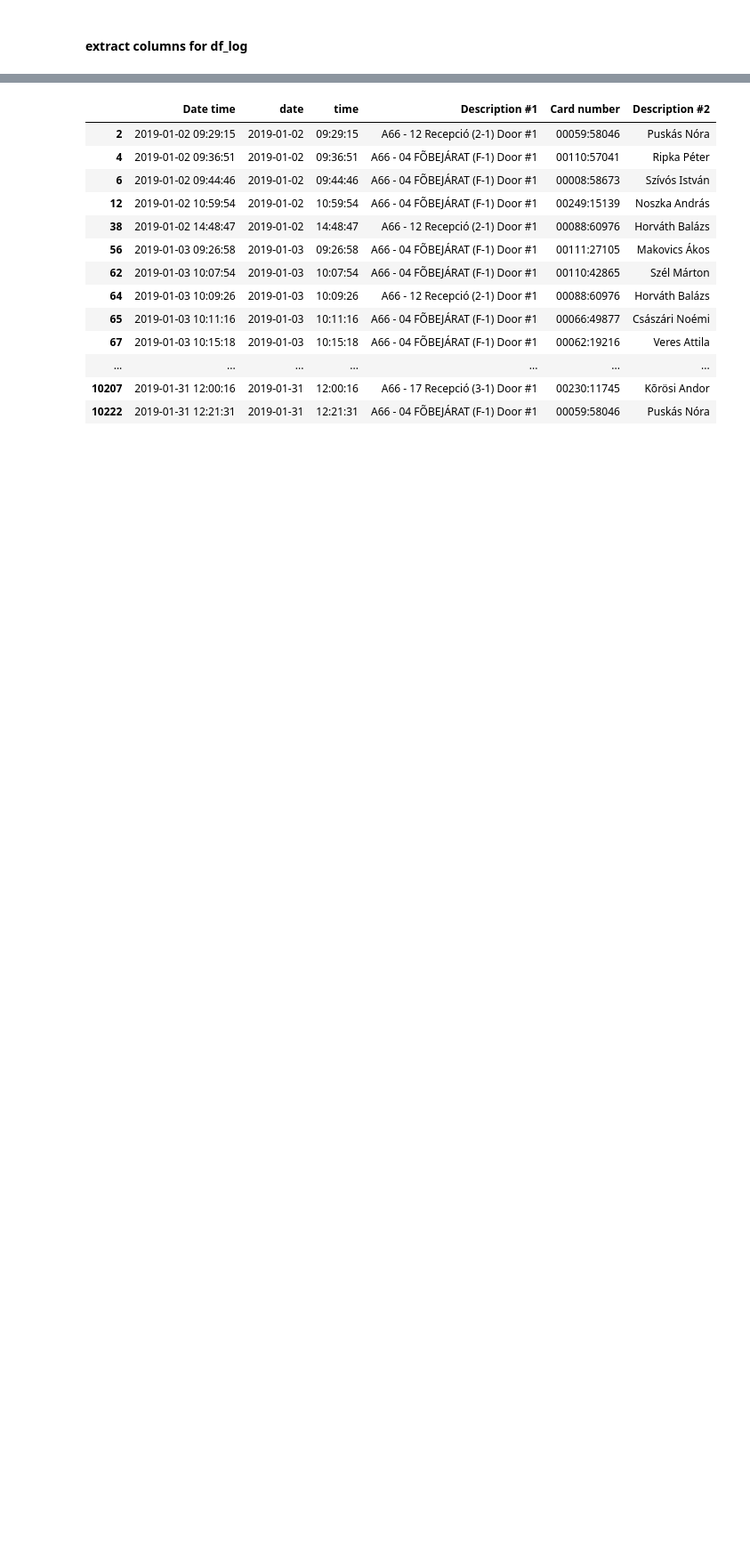
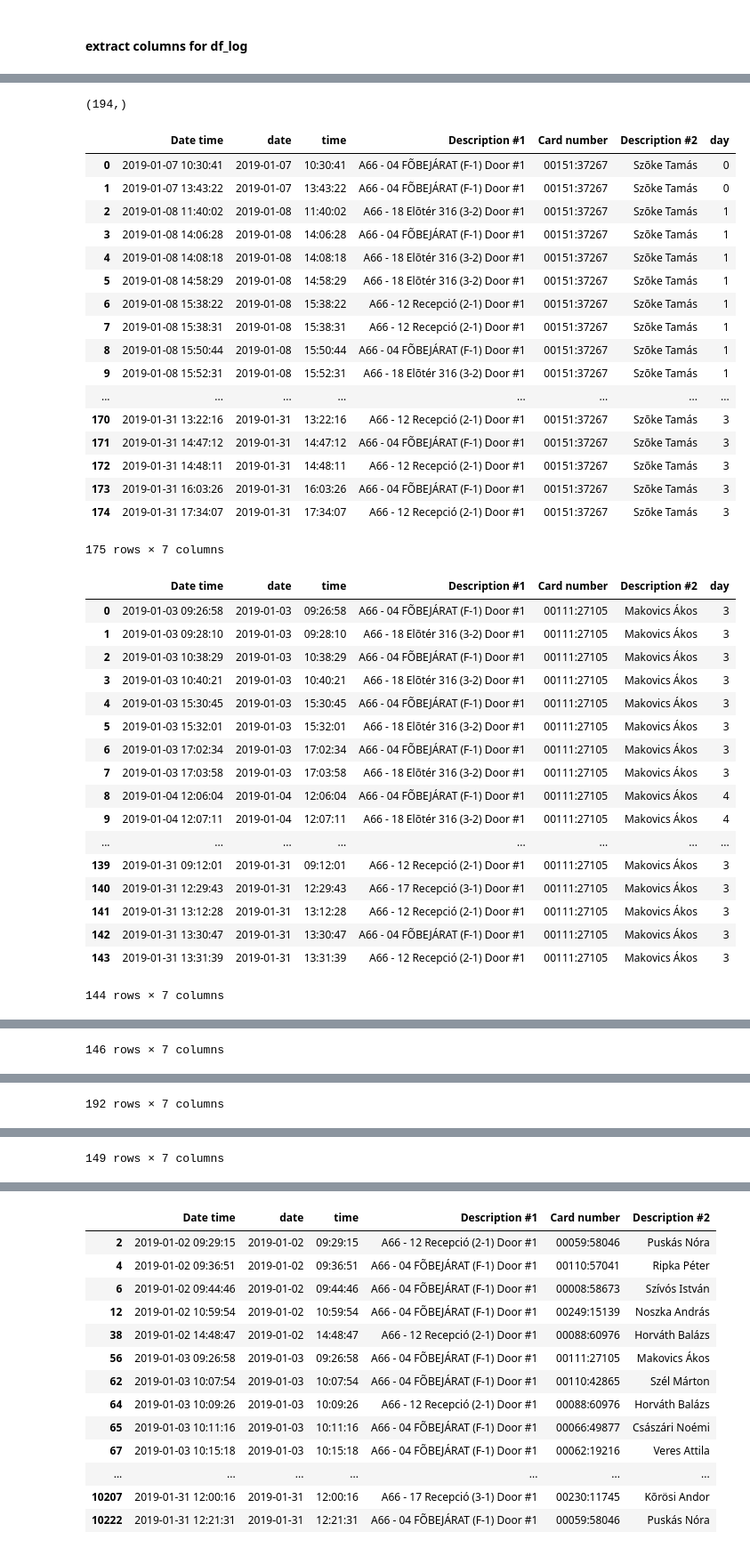
Before and after one commit to green-fox-academy/Yuan-EPAM, a Jupyter notebook: week-02/day-5/project_doors.ipynb, the cells around one changed output, grey strips where cells are left out. Shown: that part at 89% size. Drawn from its saved outputs; the diff is of its cells as text; code cells hidden in the pictures; blank space fills up the shorter version.

```diff
--- a/week-02/day-5/project_doors.ipynb
+++ b/week-02/day-5/project_doors.ipynb
@@ -417,0 +430,3 @@ Name: time, Length: 115, dtype: object>
+# %%
+df_logs_after_14 = df_logs[df_logs['date'] >= '2019-01-14']
+df_logs_after_14[sub_cols]
@@ -417,0 +456,3 @@ Name: time, Length: 115, dtype: object>
+# %%
+df_logs_door_21 = df_logs_after_14[df_logs_after_14['Description #1'] == 'A66 - 12 Recepció (2-1) Door #1'][sub_cols]
+pd.Series(df_logs_door_21['Card number'].value_counts() > 14).value_counts()
@@ -417,0 +500,52 @@ Name: time, Length: 115, dtype: object>
+# %%
+df_logs['Card number'].value_counts().shape
+# %% [output]
+(194,)
+# %%
+
+count = 5
+for card_id in df_logs_door_21['Card number'].value_counts().index:
+    df_a_person = df_logs[df_logs['Card number'] == card_id][sub_cols]
+    df_person_history = pd.merge(df_a_person,
+                                df_week_day, on='date', how='left')
+    display(df_person_history)
+    count -= 1
+    if count <= 0:
+        break
+# %% [output]
+|  | Date time | date | time | Description #1 | Card number | Description #2 | day |
+| 0 | 2019-01-07 10:30:41 | 2019-01-07 | 10:30:41 | A66 - 04 FÕBEJÁRAT (F-1) Door #1 | 00151:37267 | Szõke Tamás | 0 |
+| 1 | 2019-01-07 13:43:22 | 2019-01-07 | 13:43:22 | A66 - 04 FÕBEJÁRAT (F-1) Door #1 | 00151:37267 | Szõke Tamás | 0 |
+| 2 | 2019-01-08 11:40:02 | 2019-01-08 | 11:40:02 | A66 - 18 Elõtér 316 (3-2) Door #1 | 00151:37267 | Szõke Tamás | 1 |
+| 3 | 2019-01-08 14:06:28 | 2019-01-08 | 14:06:28 | A66 - 04 FÕBEJÁRAT (F-1) Door #1 | 00151:37267 | Szõke Tamás | 1 |
+| 4 | 2019-01-08 14:08:18 | 2019-01-08 | 14:08:18 | A66 - 18 Elõtér 316 (3-2) Door #1 | 00151:37267 | Szõke Tamás | 1 |
+| 5 | 2019-01-08 14:58:29 | 2019-01-08 | 14:58:29 | A66 - 18 Elõtér 316 (3-2) Door #1 | 00151:37267 | Szõke Tamás | 1 |
+| 6 | 2019-01-08 15:38:22 | 2019-01-08 | 15:38:22 | A66 - 12 Recepció (2-1) Door #1 | 00151:37267 | Szõke Tamás | 1 |
+| 7 | 2019-01-08 15:38:31 | 2019-01-08 | 15:38:31 | A66 - 12 Recepció (2-1) Door #1 | 00151:37267 | Szõke Tamás | 1 |
+| 8 | 2019-01-08 15:50:44 | 2019-01-08 | 15:50:44 | A66 - 04 FÕBEJÁRAT (F-1) Door #1 | 00151:37267 | Szõke Tamás | 1 |
+| 9 | 2019-01-08 15:52:31 | 2019-01-08 | 15:52:31 | A66 - 18 Elõtér 316 (3-2) Door #1 | 00151:37267 | Szõke Tamás | 1 |
+| ... | ... | ... | ... | ... | ... | ... | ... |
+| 170 | 2019-01-31 13:22:16 | 2019-01-31 | 13:22:16 | A66 - 12 Recepció (2-1) Door #1 | 00151:37267 | Szõke Tamás | 3 |
+| 171 | 2019-01-31 14:47:12 | 2019-01-31 | 14:47:12 | A66 - 04 FÕBEJÁRAT (F-1) Door #1 | 00151:37267 | Szõke Tamás | 3 |
+| 172 | 2019-01-31 14:48:11 | 2019-01-31 | 14:48:11 | A66 - 12 Recepció (2-1) Door #1 | 00151:37267 | Szõke Tamás | 3 |
+| 173 | 2019-01-31 16:03:26 | 2019-01-31 | 16:03:26 | A66 - 04 FÕBEJÁRAT (F-1) Door #1 | 00151:37267 | Szõke Tamás | 3 |
+| 174 | 2019-01-31 17:34:07 | 2019-01-31 | 17:34:07 | A66 - 12 Recepció (2-1) Door #1 | 00151:37267 | Szõke Tamás | 3 |
+175 rows × 7 columns
+|  | Date time | date | time | Description #1 | Card number | Description #2 | day |
+| 0 | 2019-01-03 09:26:58 | 2019-01-03 | 09:26:58 | A66 - 04 FÕBEJÁRAT (F-1) Door #1 | 00111:27105 | Makovics Ákos | 3 |
+| 1 | 2019-01-03 09:28:10 | 2019-01-03 | 09:28:10 | A66 - 18 Elõtér 316 (3-2) Door #1 | 00111:27105 | Makovics Ákos | 3 |
+| 2 | 2019-01-03 10:38:29 | 2019-01-03 | 10:38:29 | A66 - 04 FÕBEJÁRAT (F-1) Door #1 | 00111:27105 | Makovics Ákos | 3 |
+| 3 | 2019-01-03 10:40:21 | 2019-01-03 | 10:40:21 | A66 - 18 Elõtér 316 (3-2) Door #1 | 00111:27105 | Makovics Ákos | 3 |
+| 4 | 2019-01-03 15:30:45 | 2019-01-03 | 15:30:45 | A66 - 04 FÕBEJÁRAT (F-1) Door #1 | 00111:27105 | Makovics Ákos | 3 |
+| 5 | 2019-01-03 15:32:01 | 2019-01-03 | 15:32:01 | A66 - 18 Elõtér 316 (3-2) Door #1 | 00111:27105 | Makovics Ákos | 3 |
+| 6 | 2019-01-03 17:02:34 | 2019-01-03 | 17:02:34 | A66 - 04 FÕBEJÁRAT (F-1) Door #1 | 00111:27105 | Makovics Ákos | 3 |
+| 7 | 2019-01-03 17:03:58 | 2019-01-03 | 17:03:58 | A66 - 18 Elõtér 316 (3-2) Door #1 | 00111:27105 | Makovics Ákos | 3 |
+| 8 | 2019-01-04 12:06:04 | 2019-01-04 | 12:06:04 | A66 - 04 FÕBEJÁRAT (F-1) Door #1 | 00111:27105 | Makovics Ákos | 4 |
+| 9 | 2019-01-04 12:07:11 | 2019-01-04 | 12:07:11 | A66 - 18 Elõtér 316 (3-2) Door #1 | 00111:27105 | Makovics Ákos | 4 |
+| ... | ... | ... | ... | ... | ... | ... | ... |
+| 139 | 2019-01-31 09:12:01 | 2019-01-31 | 09:12:01 | A66 - 12 Recepció (2-1) Door #1 | 00111:27105 | Makovics Ákos | 3 |
+| 140 | 2019-01-31 12:29:43 | 2019-01-31 | 12:29:43 | A66 - 17 Recepció (3-1) Door #1 | 00111:27105 | Makovics Ákos | 3 |
+| 141 | 2019-01-31 13:12:28 | 2019-01-31 | 13:12:28 | A66 - 12 Recepció (2-1) Door #1 | 00111:27105 | Makovics Ákos | 3 |
+| 142 | 2019-01-31 13:30:47 | 2019-01-31 | 13:30:47 | A66 - 04 FÕBEJÁRAT (F-1) Door #1 | 00111:27105 | Makovics Ákos | 3 |
+| 143 | 2019-01-31 13:31:39 | 2019-01-31 | 13:31:39 | A66 - 12 Recepció (2-1) Door #1 | 00111:27105 | Makovics Ákos | 3 |
+144 rows × 7 columns
@@ -417,0 +569 @@ Name: time, Length: 115, dtype: object>
+146 rows × 7 columns
@@ -417,0 +587 @@ Name: time, Length: 115, dtype: object>
+192 rows × 7 columns
@@ -417,0 +605 @@ Name: time, Length: 115, dtype: object>
+149 rows × 7 columns
```
Also changed, not shown: parts of 76 cells of this notebook.
